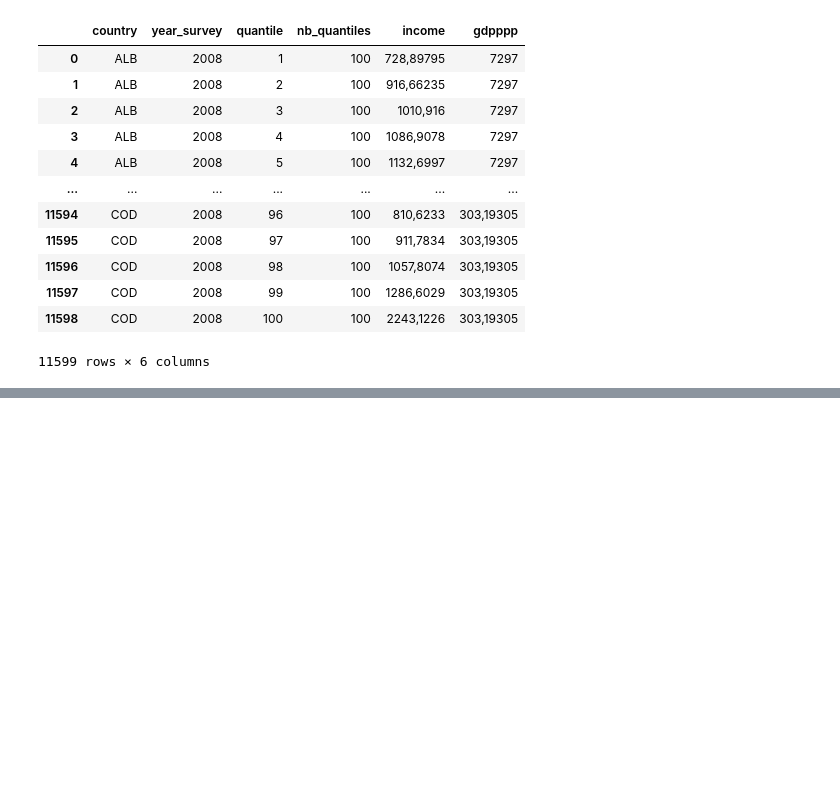
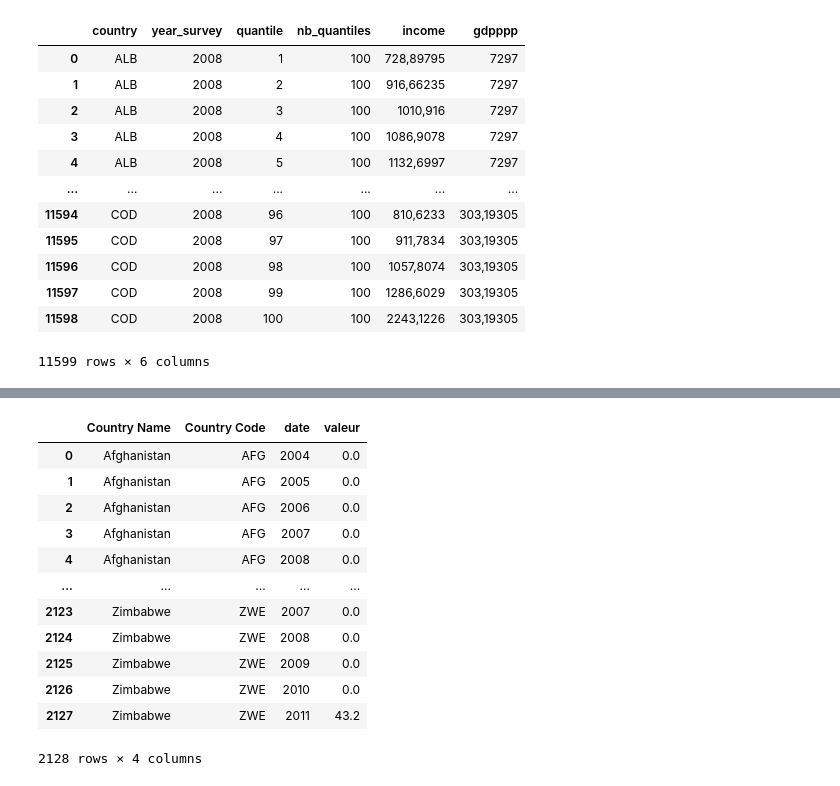
Before and after one commit to yassineBenHassoun/data-analysis-income-predict, a Jupyter notebook: app/jupyter/resources/project/mission_0.ipynb, the cells around one changed output, grey strips where cells are left out. Cells and saved outputs as stored; diff of their text form; code cells hidden in the pictures; blank space fills up the shorter version.

```diff
--- a/app/jupyter/resources/project/mission_0.ipynb
+++ b/app/jupyter/resources/project/mission_0.ipynb
@@ -202,0 +233,19 @@ memory usage: 543.8+ KB
+# %%
+transformGini = clearGini.melt(id_vars=['Country Name', 'Country Code'], var_name='date', value_name='valeur')
+groupGini = transformGini.groupby(['Country Name', 'Country Code', 'date']).sum().reset_index()
+groupGini
+#groupGini.to_csv(data + 'newGini.csv', index=False)
+# %% [output]
+|  | Country Name | Country Code | date | valeur |
+| 0 | Afghanistan | AFG | 2004 | 0.0 |
+| 1 | Afghanistan | AFG | 2005 | 0.0 |
+| 2 | Afghanistan | AFG | 2006 | 0.0 |
+| 3 | Afghanistan | AFG | 2007 | 0.0 |
+| 4 | Afghanistan | AFG | 2008 | 0.0 |
+| ... | ... | ... | ... | ... |
+| 2123 | Zimbabwe | ZWE | 2007 | 0.0 |
+| 2124 | Zimbabwe | ZWE | 2008 | 0.0 |
+| 2125 | Zimbabwe | ZWE | 2009 | 0.0 |
+| 2126 | Zimbabwe | ZWE | 2010 | 0.0 |
+| 2127 | Zimbabwe | ZWE | 2011 | 43.2 |
+2128 rows × 4 columns
```
Also changed, not shown: parts of 46 cells of this notebook, 9 other files.
